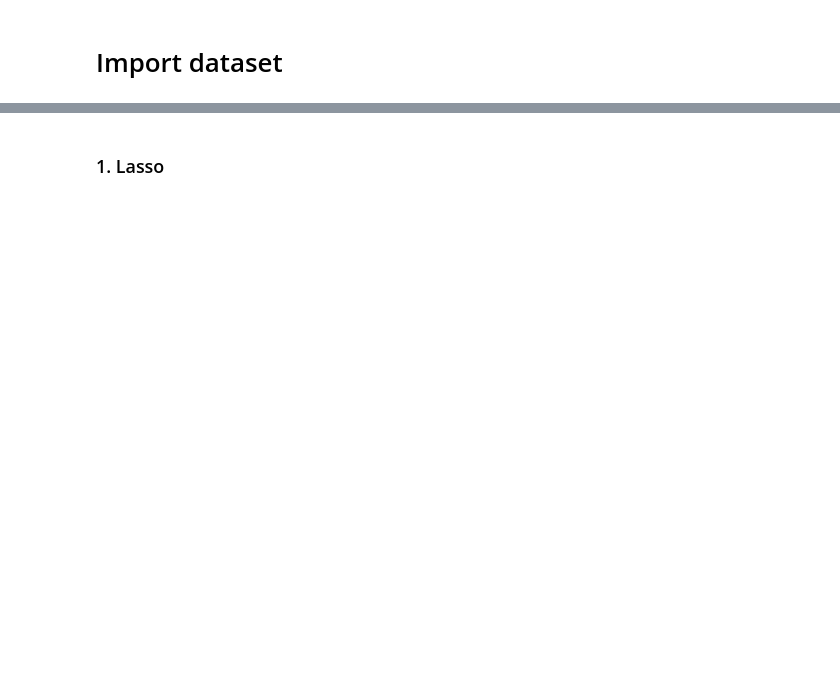
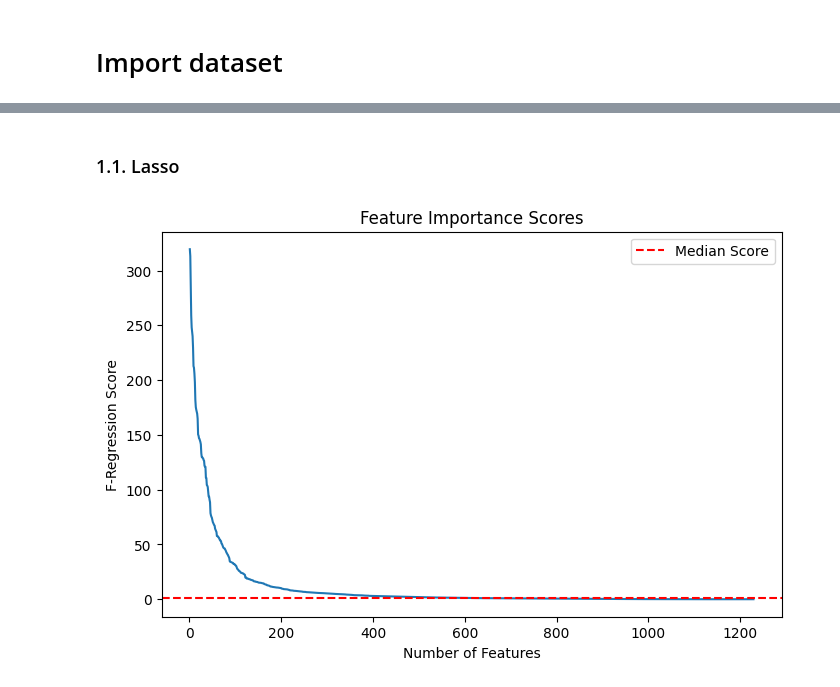
Before and after one commit to cpj97/MDS_thesis, a Jupyter notebook: Code/regularization.ipynb, the cells around one changed output, grey strips where cells are left out. Saved outputs shown, nothing was run; the diff lists cells and outputs as text; code cells hidden in the pictures; blank space fills up the shorter version.

```diff
--- a/Code/regularization.ipynb
+++ b/Code/regularization.ipynb
@@ -67,7 +78,7 @@ y_test = scaler.transform(y_test.values.reshape(-1, 1))
 y_tensor_train = torch.tensor(y_train, dtype=torch.float32).to(device)
 y_tensor_test = torch.tensor(y_test, dtype=torch.float32).to(device)
 # %% [markdown]
-### 1. Lasso
+### 1.1. Lasso
 # %%
 # Get rid of columns that start with 'subnational1_' and 'cluster_' in train and test
 train1 = train.loc[:,~train.columns.str.startswith('subnational1_')]
@@ -121,0 +117,27 @@ for epoch in range(num_epochs):
+# %%
+# Set seed for reproducibility
+seed_value = 17
+random.seed(seed_value)
+np.random.seed(seed_value)
+torch.manual_seed(seed_value)
+torch.cuda.manual_seed_all(seed_value)  # If using GPU
+
+# Compute F-scores for all features
+selector = SelectKBest(score_func=f_regression, k="all")
+X_selected = selector.fit_transform(X_train1, y_train)
+scores = selector.scores_
+
+# Sort scores in descending order
+sorted_scores = np.sort(scores)[::-1]
+
+# Plot the feature importance scores
+plt.figure(figsize=(8, 5))
+plt.plot(range(1, len(sorted_scores) + 1), sorted_scores)
+plt.xlabel("Number of Features")
+plt.ylabel("F-Regression Score")
+plt.title("Feature Importance Scores")
+plt.axhline(y=np.median(sorted_scores), color="r", linestyle="--", label="Median Score")
+plt.legend()
+plt.show()
+# %% [output]
+[figure, added]
```
Also changed, not shown: parts of 28 cells of this notebook.
